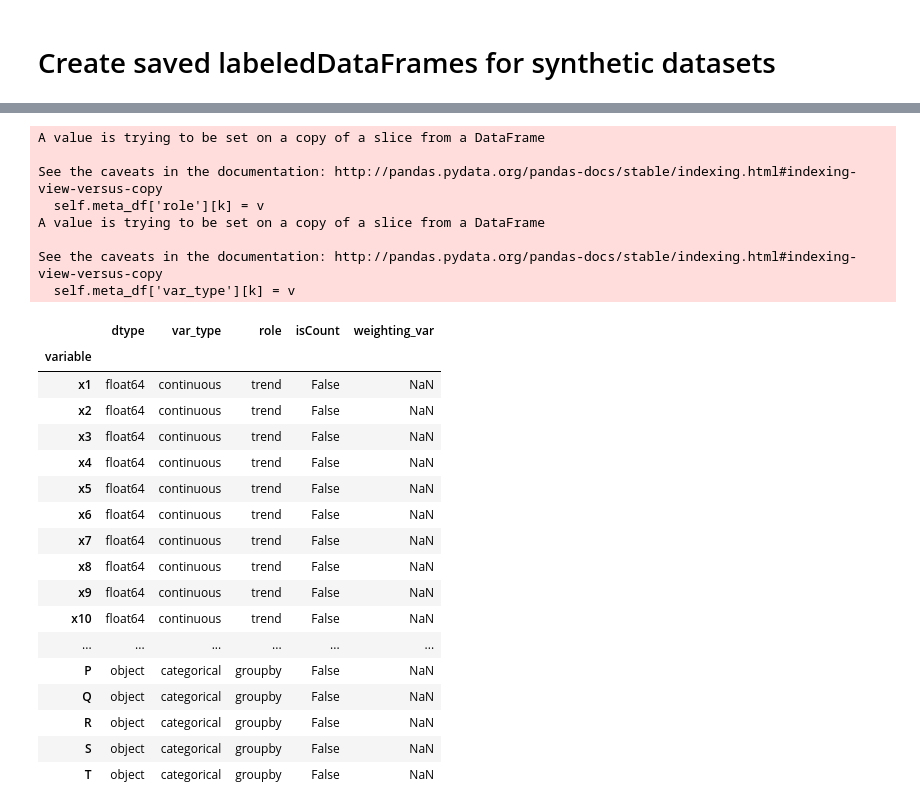
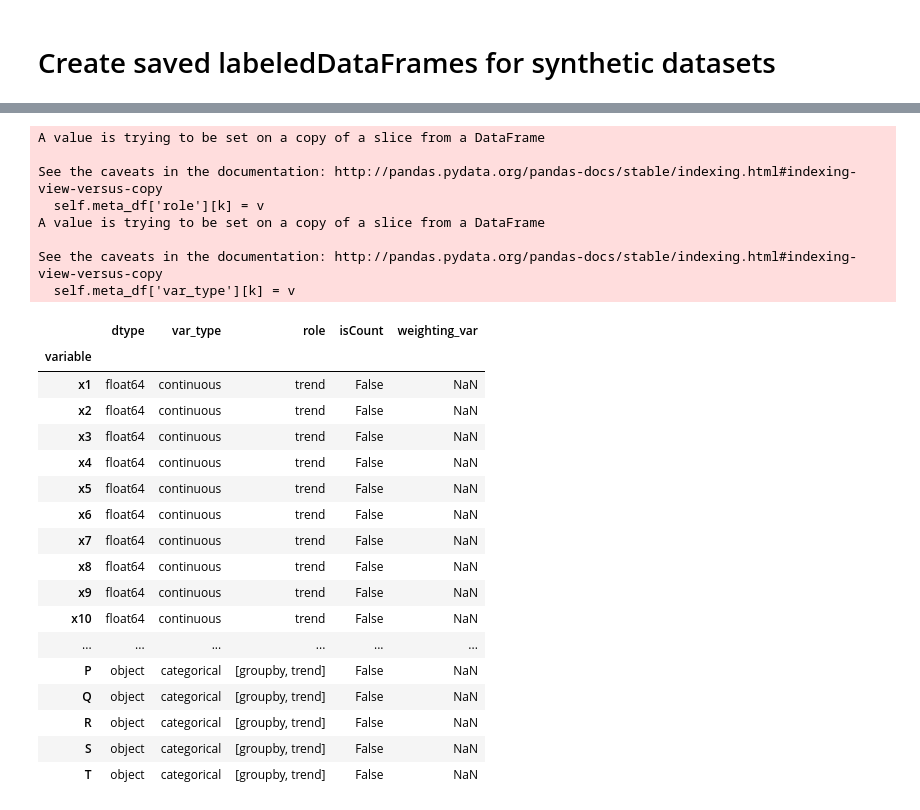
Before and after one commit to fairnessforensics/wiggum, a Jupyter notebook: research_notebooks/add_meta_synthetic_data.ipynb, the cells around one changed output, grey strips where cells are left out. Saved outputs shown, nothing was run; the diff lists cells and outputs as text; code cells hidden in the pictures.

```diff
--- a/research_notebooks/add_meta_synthetic_data.ipynb
+++ b/research_notebooks/add_meta_synthetic_data.ipynb
@@ -53,7 +53,7 @@ for view in view_list:
 labeled_df = dsp.labeledDataFrame(many_sp_df)
 # %%
 roles = {'x'+str(i+1):'trend' for i in range(n_view*2)}
-roles.update( {c:'groupby' for c in list(string.ascii_uppercase[:n_view])})
+roles.update( {c:['groupby','trend'] for c in list(string.ascii_uppercase[:n_view])})
 count_list = []
 var_types = {'x'+str(i+1):'continuous' for i in range(n_view*2)}
 var_types.update( {c:'categorical' for c in list(string.ascii_uppercase[:n_view])})
@@ -61,36 +61,36 @@ weighting = {}
 
 # labeled_df.set_weighting_vars(weighting)
 
 
 labeled_df.set_counts(count_list)
 labeled_df.set_roles(roles)
 labeled_df.set_var_types(var_types)
 labeled_df.meta_df
 # %% [output]
 A value is trying to be set on a copy of a slice from a DataFrame
 
 See the caveats in the documentation: http://pandas.pydata.org/pandas-docs/stable/indexing.html#indexing-view-versus-copy
   self.meta_df['role'][k] = v
 A value is trying to be set on a copy of a slice from a DataFrame
 
 See the caveats in the documentation: http://pandas.pydata.org/pandas-docs/stable/indexing.html#indexing-view-versus-copy
   self.meta_df['var_type'][k] = v
 |  | dtype | var_type | role | isCount | weighting_var |
 | variable |  |  |  |  |  |
 | x1 | float64 | continuous | trend | False | NaN |
 | x2 | float64 | continuous | trend | False | NaN |
 | x3 | float64 | continuous | trend | False | NaN |
 | x4 | float64 | continuous | trend | False | NaN |
 | x5 | float64 | continuous | trend | False | NaN |
 | x6 | float64 | continuous | trend | False | NaN |
 | x7 | float64 | continuous | trend | False | NaN |
 | x8 | float64 | continuous | trend | False | NaN |
 | x9 | float64 | continuous | trend | False | NaN |
 | x10 | float64 | continuous | trend | False | NaN |
 | ... | ... | ... | ... | ... | ... |
-| P | object | categorical | groupby | False | NaN |
-| Q | object | categorical | groupby | False | NaN |
-| R | object | categorical | groupby | False | NaN |
-| S | object | categorical | groupby | False | NaN |
-| T | object | categorical | groupby | False | NaN |
+| P | object | categorical | [groupby, trend] | False | NaN |
+| Q | object | categorical | [groupby, trend] | False | NaN |
+| R | object | categorical | [groupby, trend] | False | NaN |
+| S | object | categorical | [groupby, trend] | False | NaN |
+| T | object | categorical | [groupby, trend] | False | NaN |
 # %%
```
Also changed, not shown: parts of 3 cells of this notebook.
